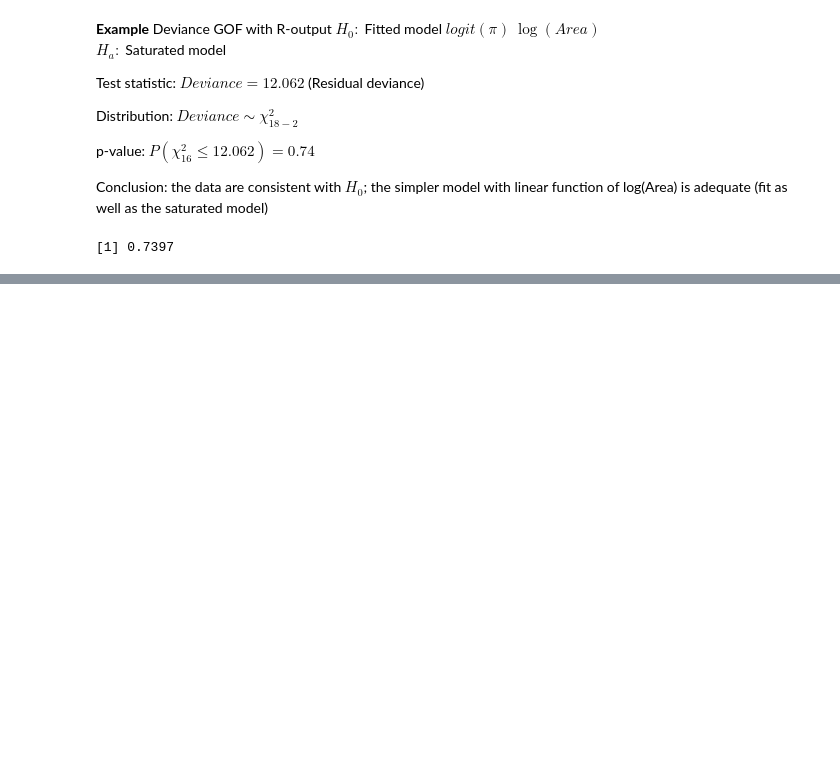
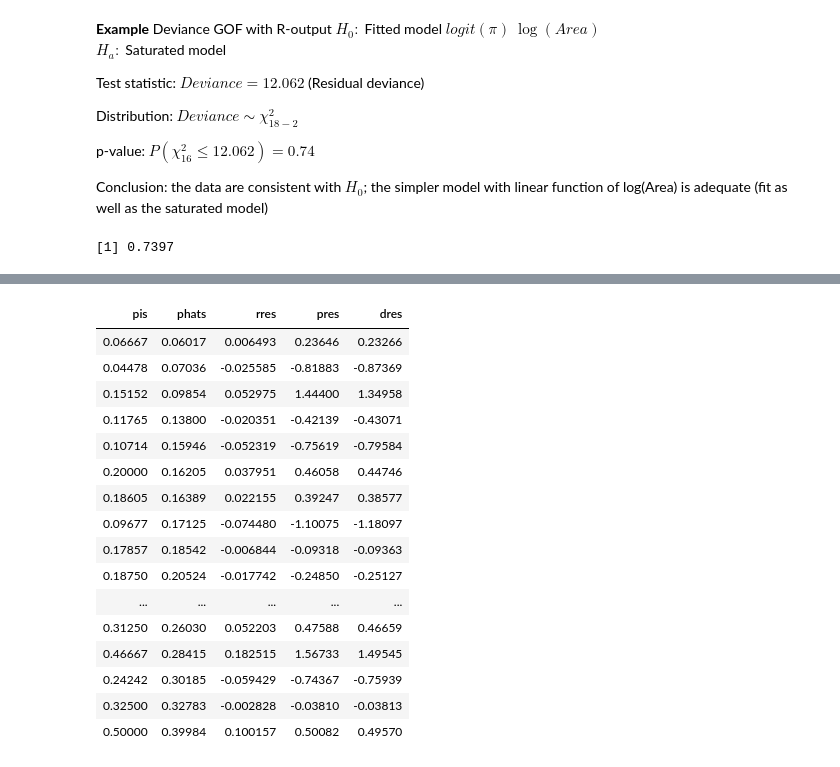
Before and after one commit to lihd1003/19W-Course-Material, a Jupyter notebook: STA303/Binomial Logistic Regression Part II.ipynb, the cells around one changed output, grey strips where cells are left out. Cells and saved outputs as stored; diff of their text form; code cells hidden in the pictures; blank space fills up the shorter version.

```diff
--- a/STA303/Binomial Logistic Regression Part II.ipynb
+++ b/STA303/Binomial Logistic Regression Part II.ipynb
@@ -241,0 +251,26 @@ Small p-value means:
+# %%
+# response residuals
+rres = residuals(fitbl, type="response")
+# pearson residuals
+pres = residuals(fitbl, type="pearson")
+# Deviance residuals
+dres = residuals(fitbl, type="deviance")
+cbind(pis, phats, rres, pres, dres)
+# %% [output]
+| pis | phats | rres | pres | dres |
+| 0.06667 | 0.06017 | 0.006493 | 0.23646 | 0.23266 |
+| 0.04478 | 0.07036 | -0.025585 | -0.81883 | -0.87369 |
+| 0.15152 | 0.09854 | 0.052975 | 1.44400 | 1.34958 |
+| 0.11765 | 0.13800 | -0.020351 | -0.42139 | -0.43071 |
+| 0.10714 | 0.15946 | -0.052319 | -0.75619 | -0.79584 |
+| 0.20000 | 0.16205 | 0.037951 | 0.46058 | 0.44746 |
+| 0.18605 | 0.16389 | 0.022155 | 0.39247 | 0.38577 |
+| 0.09677 | 0.17125 | -0.074480 | -1.10075 | -1.18097 |
+| 0.17857 | 0.18542 | -0.006844 | -0.09318 | -0.09363 |
+| 0.18750 | 0.20524 | -0.017742 | -0.24850 | -0.25127 |
+| ... | ... | ... | ... | ... |
+| 0.31250 | 0.26030 | 0.052203 | 0.47588 | 0.46659 |
+| 0.46667 | 0.28415 | 0.182515 | 1.56733 | 1.49545 |
+| 0.24242 | 0.30185 | -0.059429 | -0.74367 | -0.75939 |
+| 0.32500 | 0.32783 | -0.002828 | -0.03810 | -0.03813 |
+| 0.50000 | 0.39984 | 0.100157 | 0.50082 | 0.49570 |
```
Also changed, not shown: parts of 6 cells of this notebook.
